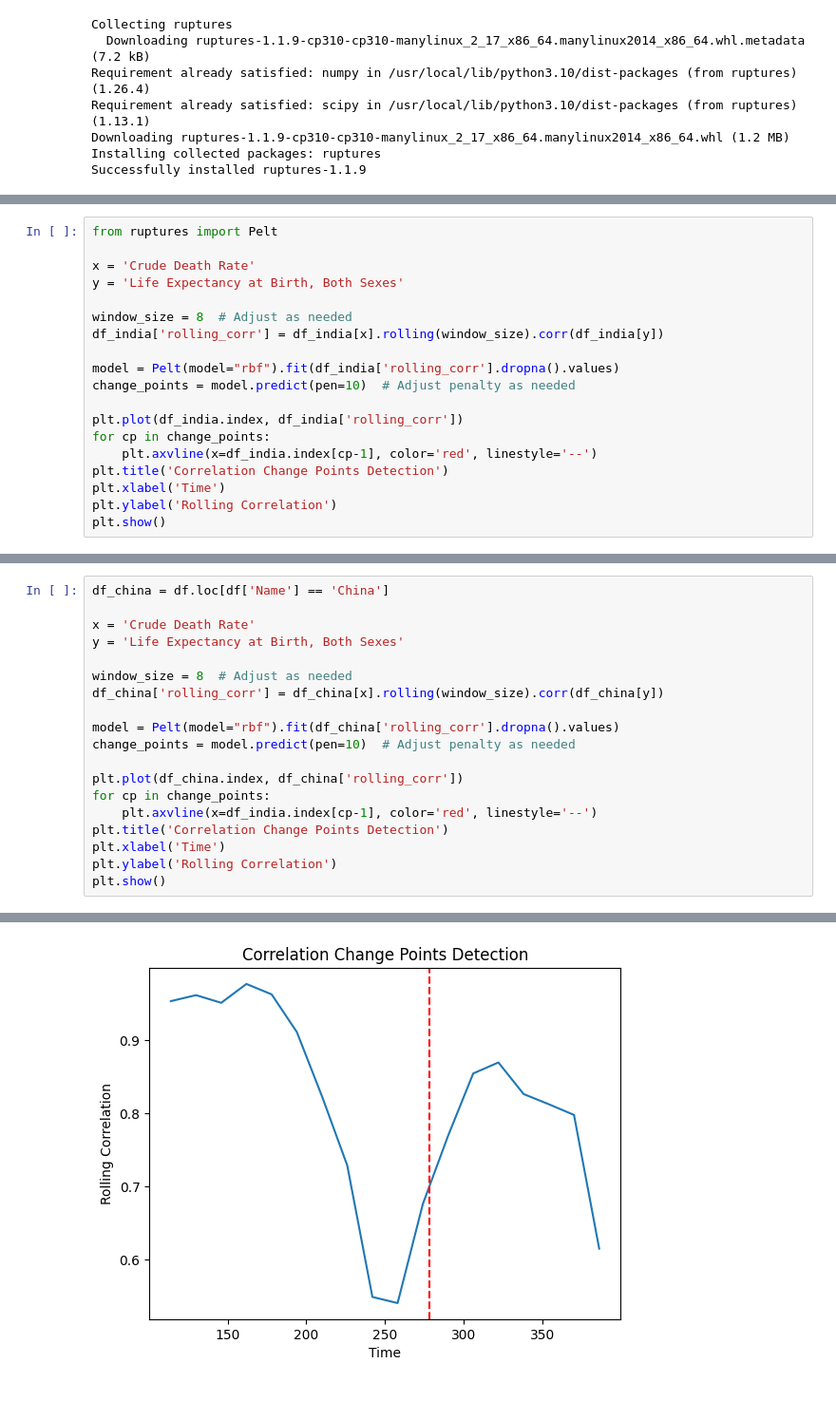
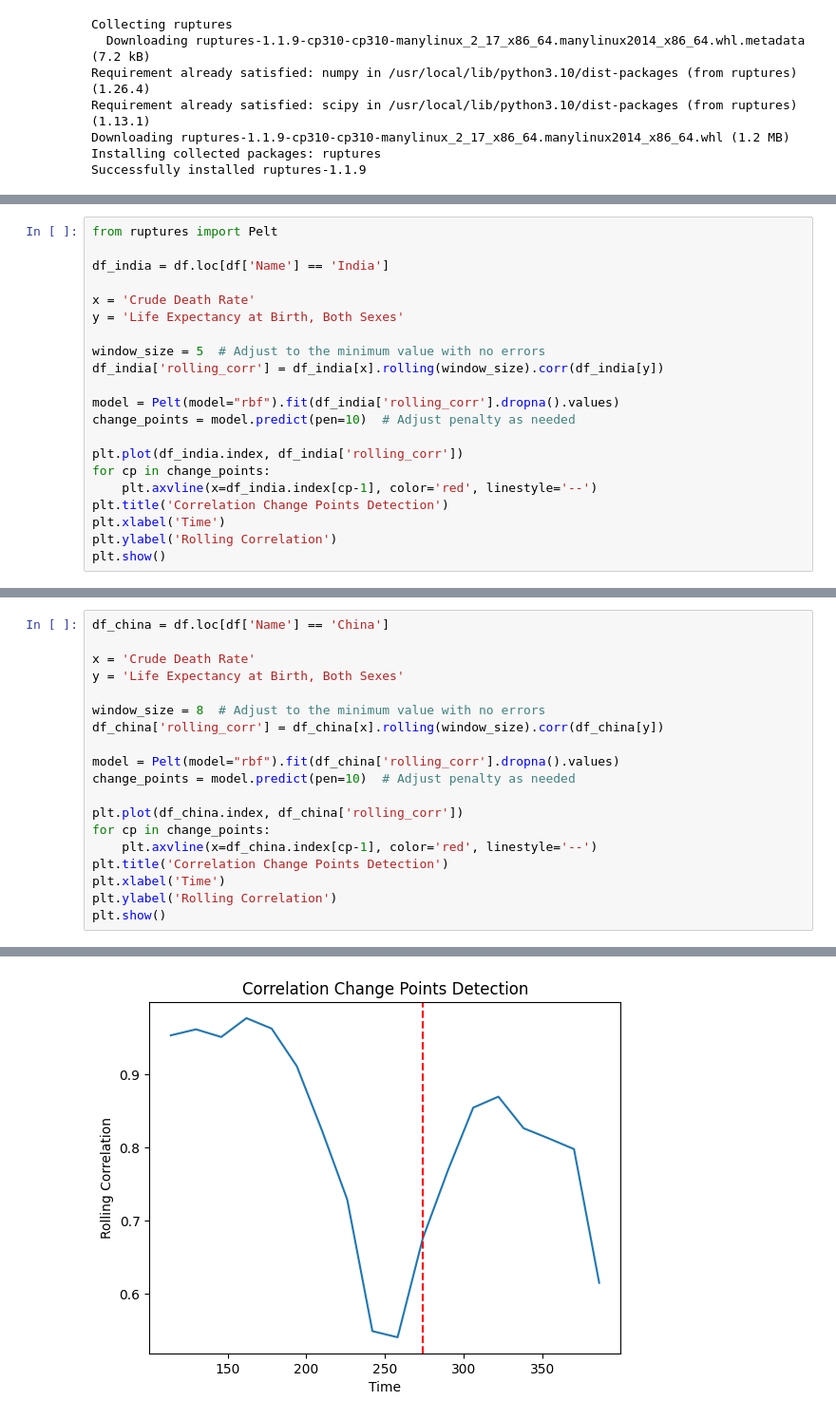
Before and after one commit to SebastianWikt/DS4002-P2, a Jupyter notebook: Scripts/Project_2_running_corr.ipynb, the cells around one changed output, grey strips where cells are left out. Shown at 95% size. Drawn from its saved outputs; the diff is of its cells as text.

```diff
--- a/Scripts/Project_2_running_corr.ipynb
+++ b/Scripts/Project_2_running_corr.ipynb
@@ -108,10 +62,12 @@ df_india.head(25)
 # %%
 from ruptures import Pelt
+
+df_india = df.loc[df['Name'] == 'India']
 
 x = 'Crude Death Rate'
 y = 'Life Expectancy at Birth, Both Sexes'
 
-window_size = 8  # Adjust as needed
+window_size = 5  # Adjust to the minimum value with no errors
 df_india['rolling_corr'] = df_india[x].rolling(window_size).corr(df_india[y])
 
 model = Pelt(model="rbf").fit(df_india['rolling_corr'].dropna().values)
@@ -134,26 +90,26 @@ See the caveats in the documentation: https://pandas.pydata.org/pandas-docs/stab
 # %%
 df_china = df.loc[df['Name'] == 'China']
 
 x = 'Crude Death Rate'
 y = 'Life Expectancy at Birth, Both Sexes'
 
-window_size = 8  # Adjust as needed
+window_size = 8  # Adjust to the minimum value with no errors
 df_china['rolling_corr'] = df_china[x].rolling(window_size).corr(df_china[y])
 
 model = Pelt(model="rbf").fit(df_china['rolling_corr'].dropna().values)
 change_points = model.predict(pen=10)  # Adjust penalty as needed
 
 plt.plot(df_china.index, df_china['rolling_corr'])
 for cp in change_points:
-    plt.axvline(x=df_india.index[cp-1], color='red', linestyle='--')
+    plt.axvline(x=df_china.index[cp-1], color='red', linestyle='--')
 plt.title('Correlation Change Points Detection')
 plt.xlabel('Time')
 plt.ylabel('Rolling Correlation')
 plt.show()
 # %% [output]
 A value is trying to be set on a copy of a slice from a DataFrame.
 Try using .loc[row_indexer,col_indexer] = value instead
 
 See the caveats in the documentation: https://pandas.pydata.org/pandas-docs/stable/user_guide/indexing.html#returning-a-view-versus-a-copy
   df_china['rolling_corr'] = df_china[x].rolling(window_size).corr(df_china[y])
-[figure, old version]
+[figure, new version]
```
Also changed, not shown: parts of 13 cells of this notebook.
